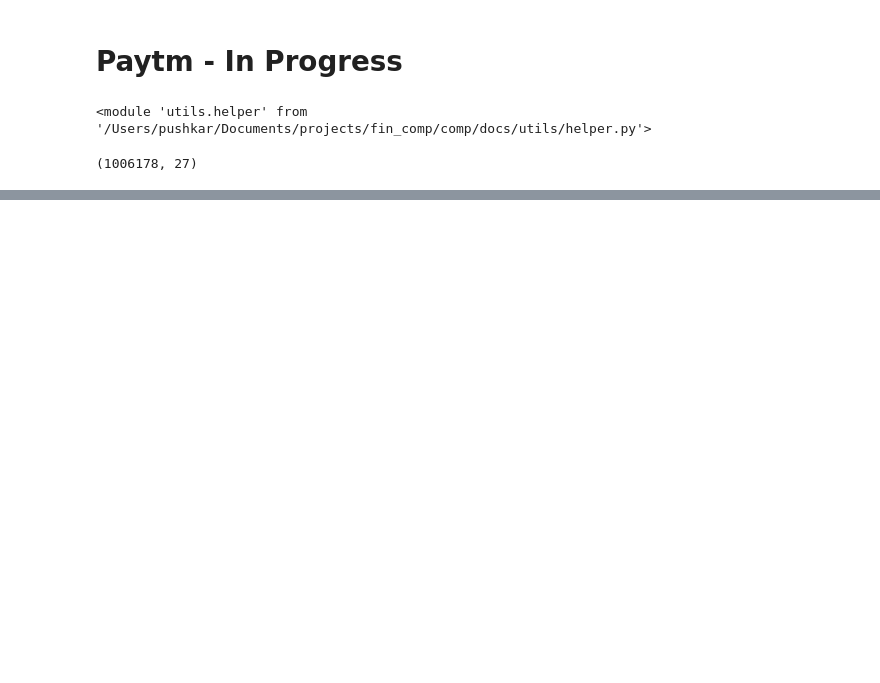
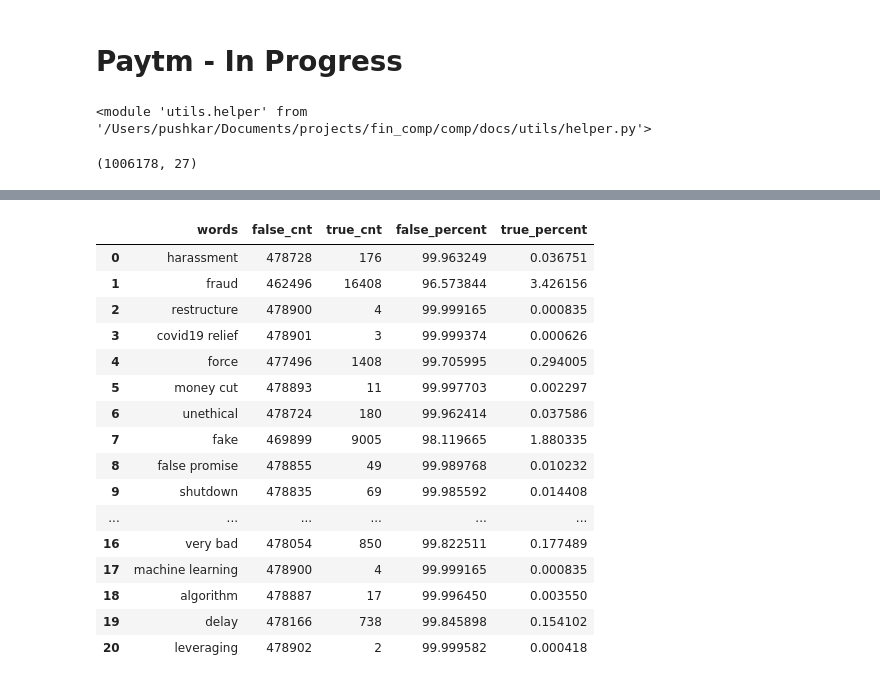
Before and after one commit to patilpushkarp/comp, a Jupyter notebook: comp/docs/individual/fintech/distribution_paytm.ipynb, the cells around one changed output, grey strips where cells are left out. Cells and saved outputs as stored; diff of their text form; code cells hidden in the pictures; blank space fills up the shorter version.

```diff
--- a/comp/docs/individual/fintech/distribution_paytm.ipynb
+++ b/comp/docs/individual/fintech/distribution_paytm.ipynb
@@ -75,0 +85,20 @@ pre_result
+# %%
+post_result
+# %% [output]
+|  | words | false_cnt | true_cnt | false_percent | true_percent |
+| 0 | harassment | 478728 | 176 | 99.963249 | 0.036751 |
+| 1 | fraud | 462496 | 16408 | 96.573844 | 3.426156 |
+| 2 | restructure | 478900 | 4 | 99.999165 | 0.000835 |
+| 3 | covid19 relief | 478901 | 3 | 99.999374 | 0.000626 |
+| 4 | force | 477496 | 1408 | 99.705995 | 0.294005 |
+| 5 | money cut | 478893 | 11 | 99.997703 | 0.002297 |
+| 6 | unethical | 478724 | 180 | 99.962414 | 0.037586 |
+| 7 | fake | 469899 | 9005 | 98.119665 | 1.880335 |
+| 8 | false promise | 478855 | 49 | 99.989768 | 0.010232 |
+| 9 | shutdown | 478835 | 69 | 99.985592 | 0.014408 |
+| ... | ... | ... | ... | ... | ... |
+| 16 | very bad | 478054 | 850 | 99.822511 | 0.177489 |
+| 17 | machine learning | 478900 | 4 | 99.999165 | 0.000835 |
+| 18 | algorithm | 478887 | 17 | 99.996450 | 0.003550 |
+| 19 | delay | 478166 | 738 | 99.845898 | 0.154102 |
+| 20 | leveraging | 478902 | 2 | 99.999582 | 0.000418 |
```
Also changed, not shown: parts of 14 cells of this notebook, 13 other files.
